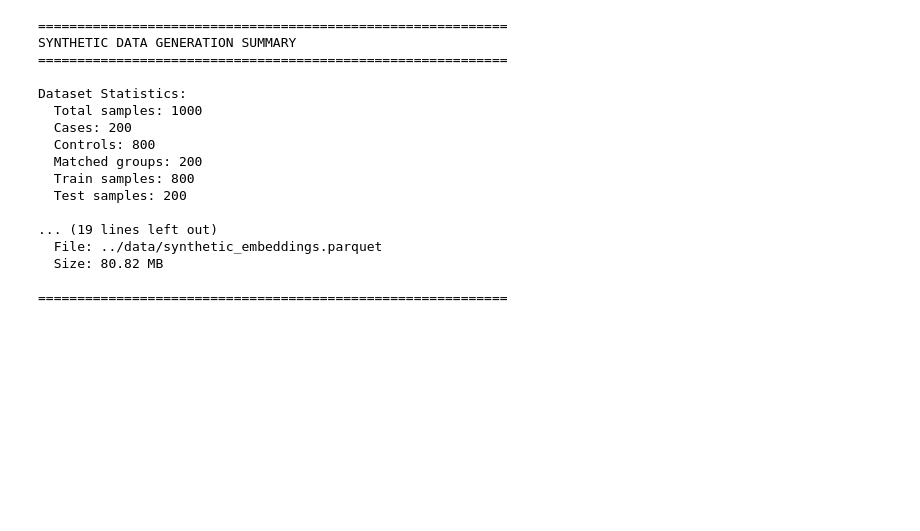
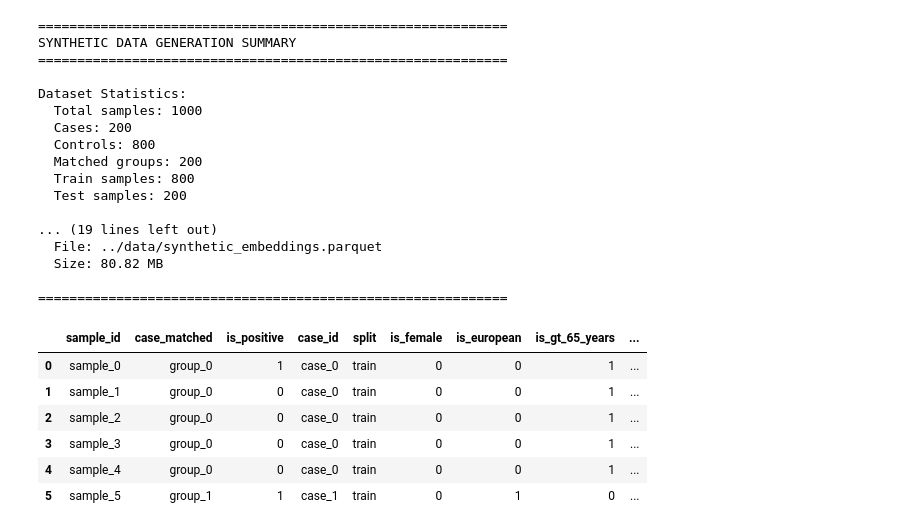
Before and after one commit to meehljd/pre-phd-genomics, a Jupyter notebook: 02_debiasing/notebooks/00_create_synthetic_data.ipynb, the cells around one changed output. Drawn from its saved outputs; the diff is of its cells as text; code cells hidden in the pictures; blank space fills up the shorter version.

```diff
--- a/02_debiasing/notebooks/00_create_synthetic_data.ipynb
+++ b/02_debiasing/notebooks/00_create_synthetic_data.ipynb
@@ -572,3 +572,13 @@ Dataset Statistics:
   Size: 80.82 MB
 
 ============================================================
+# %%
+df.head(6)
+# %% [output]
+|  | sample_id | case_matched | is_positive | case_id | split | is_female | is_european | is_gt_65_years | ... |
+| 0 | sample_0 | group_0 | 1 | case_0 | train | 0 | 0 | 1 | ... |
+| 1 | sample_1 | group_0 | 0 | case_0 | train | 0 | 0 | 1 | ... |
+| 2 | sample_2 | group_0 | 0 | case_0 | train | 0 | 0 | 1 | ... |
+| 3 | sample_3 | group_0 | 0 | case_0 | train | 0 | 0 | 1 | ... |
+| 4 | sample_4 | group_0 | 0 | case_0 | train | 0 | 0 | 1 | ... |
+| 5 | sample_5 | group_1 | 1 | case_1 | train | 0 | 1 | 0 | ... |
```
Also changed, not shown: 2 other files.
